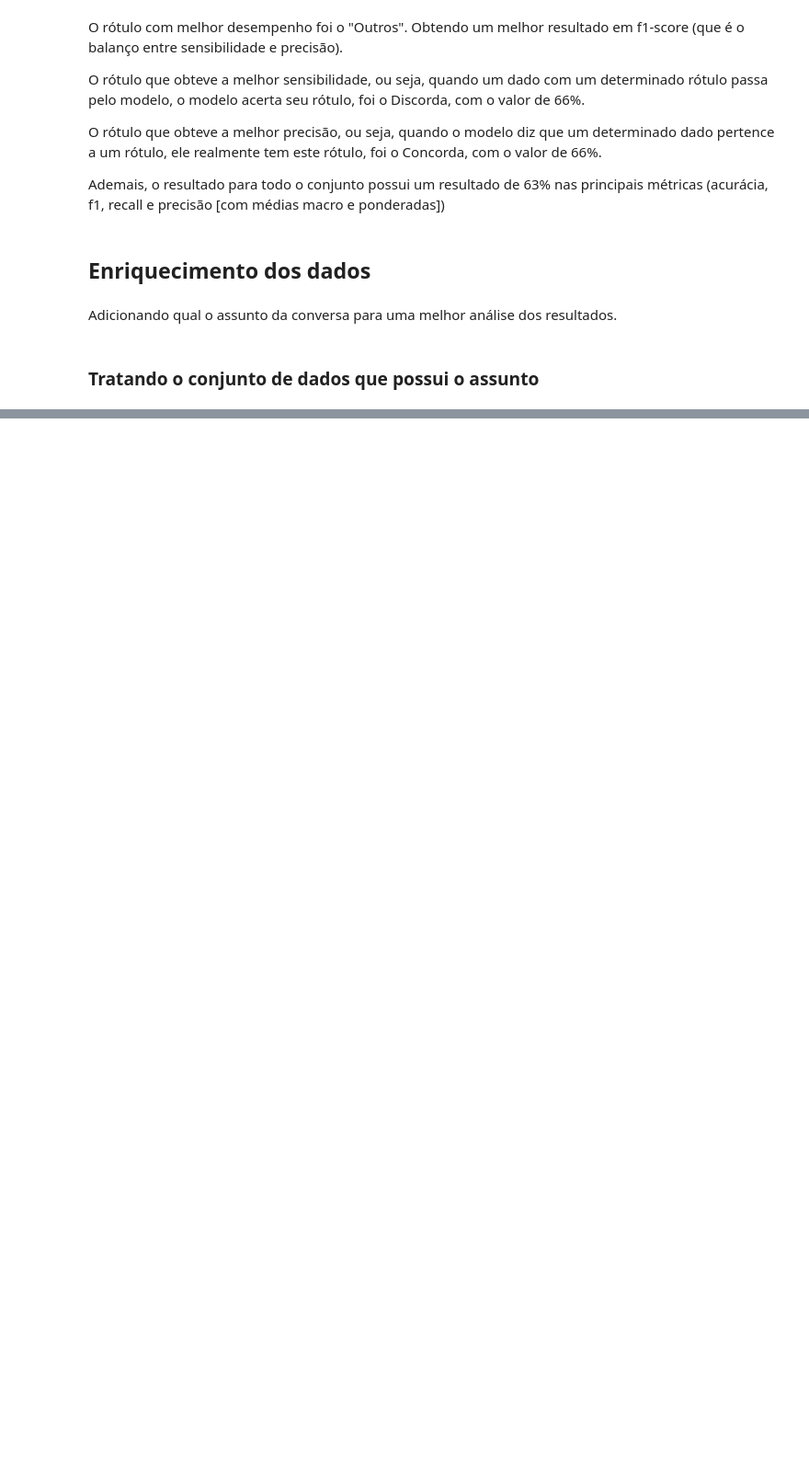
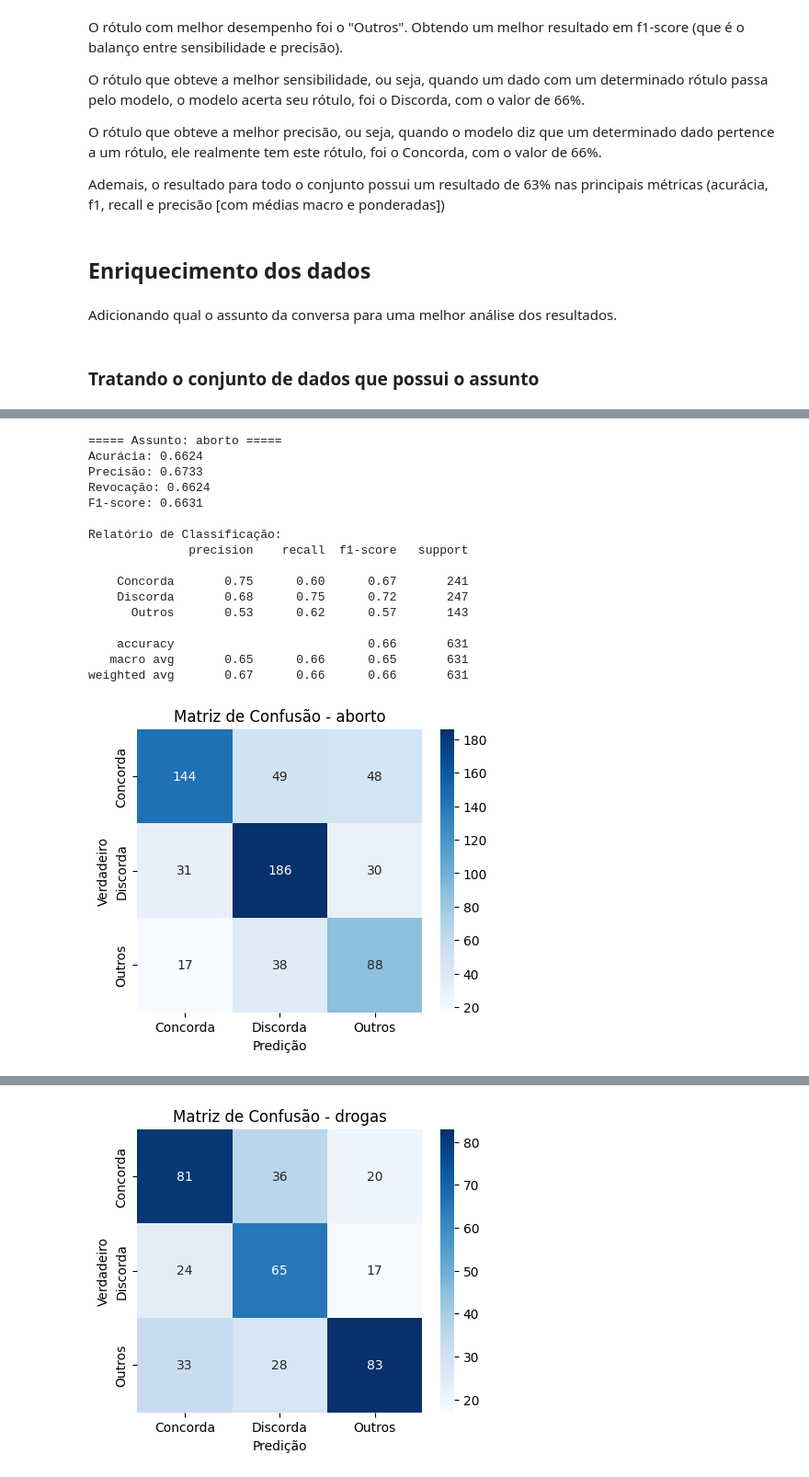
Before and after one commit to digogc/Contextual_GenAI_Stance_Detection, a Jupyter notebook: data/trabalhando_dados_completos.ipynb, the cells around one changed output, grey strips where cells are left out. Shown at 92% size. Saved outputs shown, nothing was run; the diff lists cells and outputs as text; code cells hidden in the pictures; blank space fills up the shorter version.

Commit message:
adiciona metricas por assunto

```diff
--- a/data/trabalhando_dados_completos.ipynb
+++ b/data/trabalhando_dados_completos.ipynb
@@ -438,9 +438,11 @@ dados_assunto.head(3)
 | 3 | drogas | 1 | Eu acho que a direita está sendo ... | 4 | 3 | Jeremy_Newman | Gerald_Huber | Daí dizem que defender o controle... | Faz uma enquete sobre legalização... | ... |
 # %%
 # Fazendo merge, mantendo todas as colunas de dados e apenas "assunto" de dados_assunto
-df_merged = pd.merge(
+df_enriquecido = pd.merge(
     dados,
-    dados_assunto[["id", "parent_id", "assunto"]],
-    on=["id", "parent_id"],
-    how="left"
-)
+    dados_assunto[["id", "target_id", "assunto"]],
+    left_on=["mensagem_id", "target_id"],
+    right_on=["id", "target_id"]
+).drop(columns=["id"])
+
+df_enriquecido.head(5)
@@ -446,0 +456,55 @@ df_merged = pd.merge(
+# %%
+from sklearn.metrics import accuracy_score, precision_score, recall_score, f1_score, classification_report, confusion_matrix
+import seaborn as sns
+import matplotlib.pyplot as plt
+
+# Loop por cada assunto
+for assunto, grupo in df_enriquecido.groupby("assunto"):
+    print(f"\n===== Assunto: {assunto} =====")
+
+    y_true = grupo['label_original']
+    y_pred = grupo['classificacao']
+
+    # Métricas
+    acuracia = accuracy_score(y_true, y_pred)
+    precisao = precision_score(y_true, y_pred, average='weighted', zero_division=0)
+    revocacao = recall_score(y_true, y_pred, average='weighted', zero_division=0)
+    f1 = f1_score(y_true, y_pred, average='weighted', zero_division=0)
+
+    print(f"Acurácia: {acuracia:.4f}")
+    print(f"Precisão: {precisao:.4f}")
+    print(f"Revocação: {revocacao:.4f}")
+    print(f"F1-score: {f1:.4f}")
+
+    # Relatório de classificação
+    print("\nRelatório de Classificação:")
+    print(classification_report(y_true, y_pred, zero_division=0))
+
+    # Matriz de confusão
+    cm = confusion_matrix(y_true, y_pred)
+    plt.figure(figsize=(5,4))
+    sns.heatmap(cm, annot=True, fmt='d', cmap='Blues',
+                xticklabels=sorted(y_true.unique()),
+                yticklabels=sorted(y_true.unique()))
+    plt.xlabel('Predição')
+    plt.ylabel('Verdadeiro')
+    plt.title(f'Matriz de Confusão - {assunto}')
+    plt.show()
+# %% [output]
+===== Assunto: aborto =====
+Acurácia: 0.6624
+Precisão: 0.6733
+Revocação: 0.6624
+F1-score: 0.6631
+
+Relatório de Classificação:
+              precision    recall  f1-score   support
+
+    Concorda       0.75      0.60      0.67       241
+    Discorda       0.68      0.75      0.72       247
+      Outros       0.53      0.62      0.57       143
+
+    accuracy                           0.66       631
+   macro avg       0.65      0.66      0.65       631
+weighted avg       0.67      0.66      0.66       631
+[figure, added]
@@ -446,0 +527 @@ df_merged = pd.merge(
+[figure, added]
```
Also changed, not shown: parts of 3 cells of this notebook.
